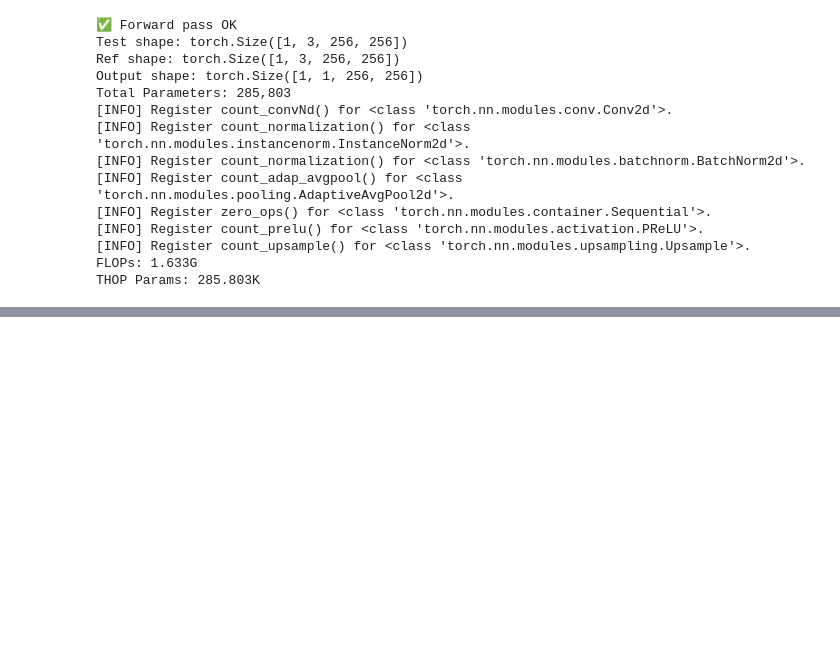
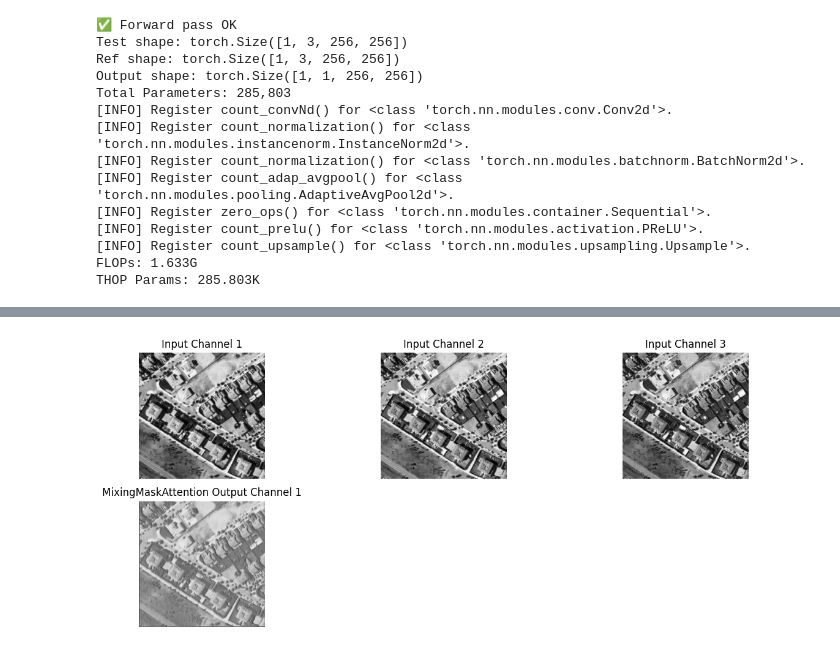
Before and after one commit to Msadr471/TPCV-CD, a Jupyter notebook: test.ipynb, the cells around one changed output, grey strips where cells are left out. Saved outputs shown, nothing was run; the diff lists cells and outputs as text; code cells hidden in the pictures; blank space fills up the shorter version.

```diff
--- a/test.ipynb
+++ b/test.ipynb
@@ -53,0 +211,40 @@ THOP Params: 285.803K
+# %%
+import matplotlib.pyplot as plt
+import torch
+from PIL import Image
+import torchvision.transforms as T
+from models.layers import MixingMaskAttentionBlock
+
+img = Image.open('348-4610_4_4.png').convert('RGB')
+transform = T.Compose([
+    T.Resize((256, 256)),
+    T.ToTensor()
+])
+x = transform(img).unsqueeze(0)  # [1, 3, H, W]
+
+mix_att_block = MixingMaskAttentionBlock(
+    ch_in=6, ch_out=3, fin=[3, 10, 5], fout=[10, 5, 3]
+)
+mix_att_block.eval()
+
+with torch.no_grad():
+    out = mix_att_block(x, x)  # out shape: [1, 3, H, W]
+
+fig, axs = plt.subplots(2, 3, figsize=(12, 5))
+
+for i in range(3):
+    axs[0, i].imshow(x[0, i].cpu(), cmap='gray')
+    axs[0, i].set_title(f'Input Channel {i+1}')
+    axs[0, i].axis('off')
+
+axs[1, 0].imshow(out[0, 0].cpu(), cmap='gray')
+axs[1, 0].set_title(f'MixingMaskAttention Output Channel 1')
+axs[1, 0].axis('off')
+
+for j in range(1, 3):
+    axs[1, j].axis('off')  # blank spaces for missing channels
+
+plt.tight_layout()
+plt.show()
+# %% [output]
+[figure, added]
```
Also changed, not shown: parts of 5 cells of this notebook, 13 other files.
